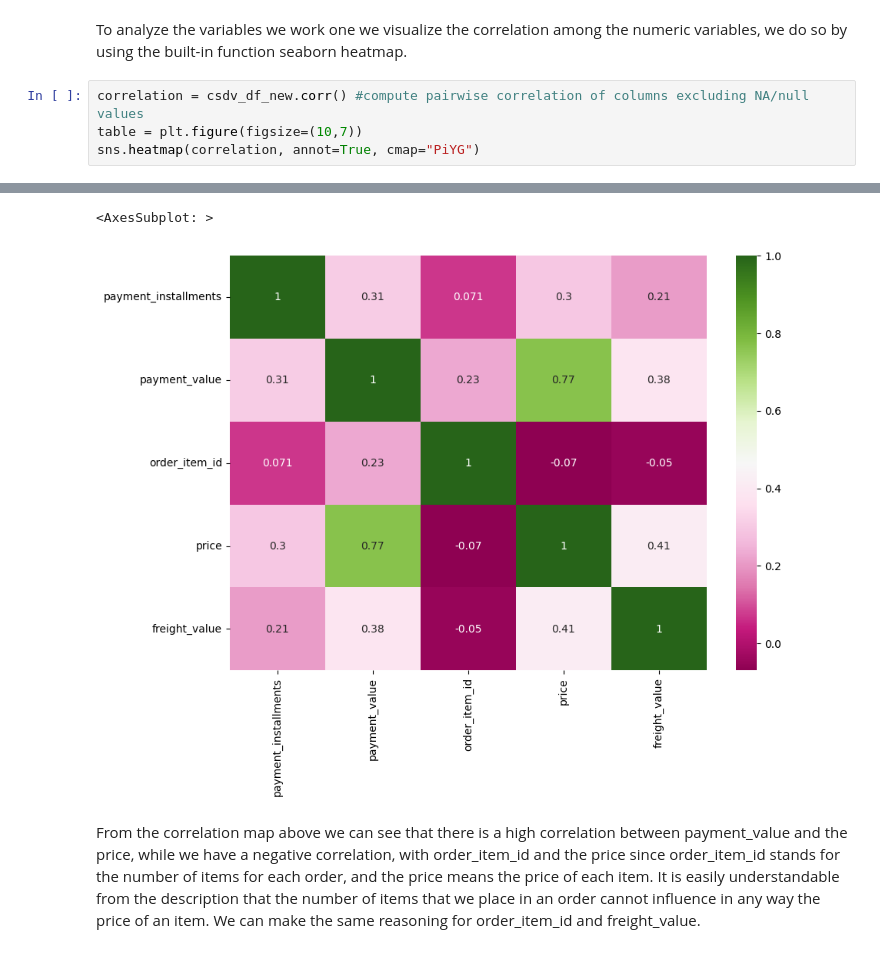
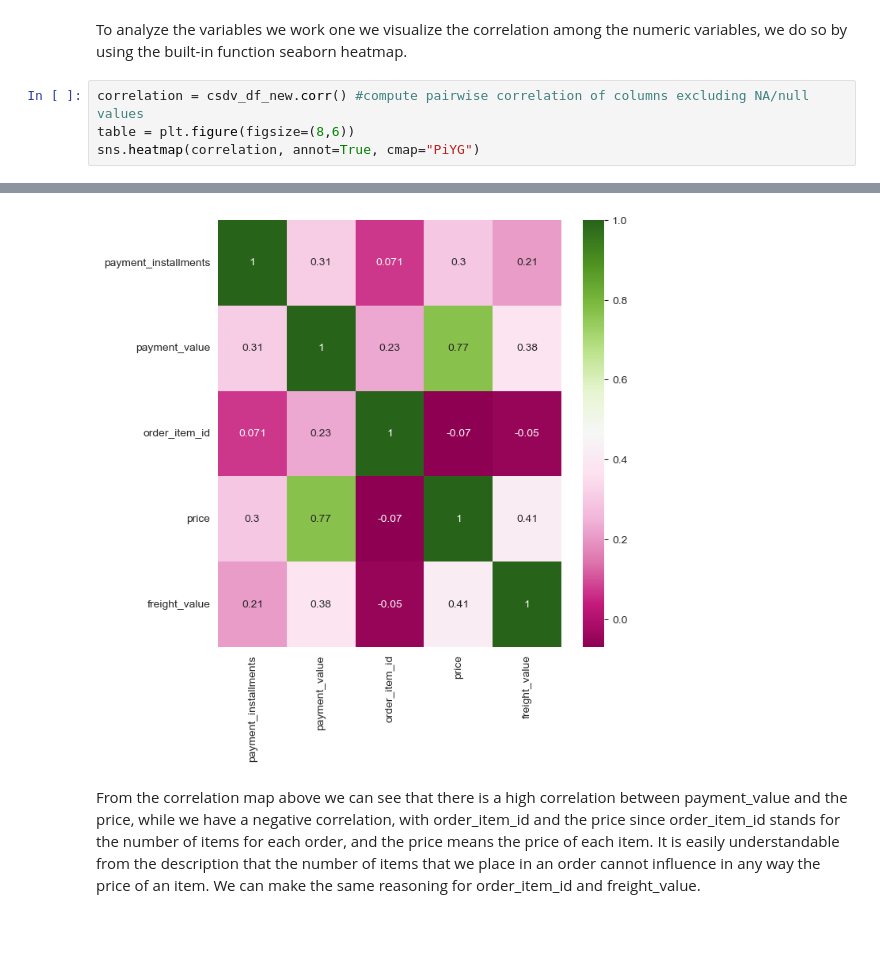
Before and after one commit to francescocapo/270341, a Jupyter notebook: main.ipynb, the cells around one changed output, grey strips where cells are left out. Saved outputs shown, nothing was run; the diff lists cells and outputs as text.

```diff
--- a/main.ipynb
+++ b/main.ipynb
@@ -131,6 +132,6 @@ See the caveats in the documentation: https://pandas.pydata.org/pandas-docs/stab
 To analyze the variables we work one we visualize the correlation among the numeric variables, we do so by using the built-in function seaborn heatmap.
 # %%
 correlation = csdv_df_new.corr() #compute pairwise correlation of columns excluding NA/null values
-table = plt.figure(figsize=(10,7))
+table = plt.figure(figsize=(8,6))
 sns.heatmap(correlation, annot=True, cmap="PiYG")
 # %% [output]
@@ -138,5 +139,4 @@ The default value of numeric_only in DataFrame.corr is deprecated. In a future v
-<AxesSubplot: >
-[figure, old version]
+[figure, new version]
 # %% [markdown]
 From the correlation map above we can see that there is a high correlation between payment_value and the price, while we have  a negative correlation, with order_item_id and the price since order_item_id stands for the number of items for each order, and the price means the price of each item. It is easily understandable from the description that the number of items that we place in an order cannot influence in any way the price of an item. We can make the same reasoning for order_item_id and freight_value.
 # %% [markdown]
```
Also changed, not shown: parts of 19 cells of this notebook, 11 other files.
